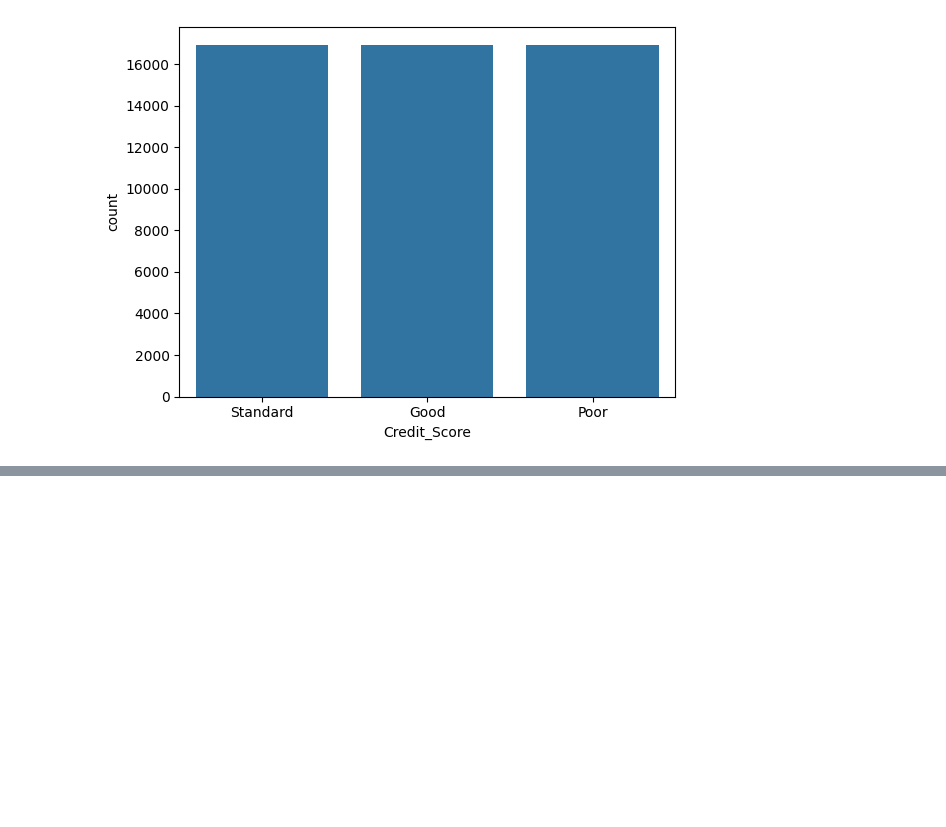
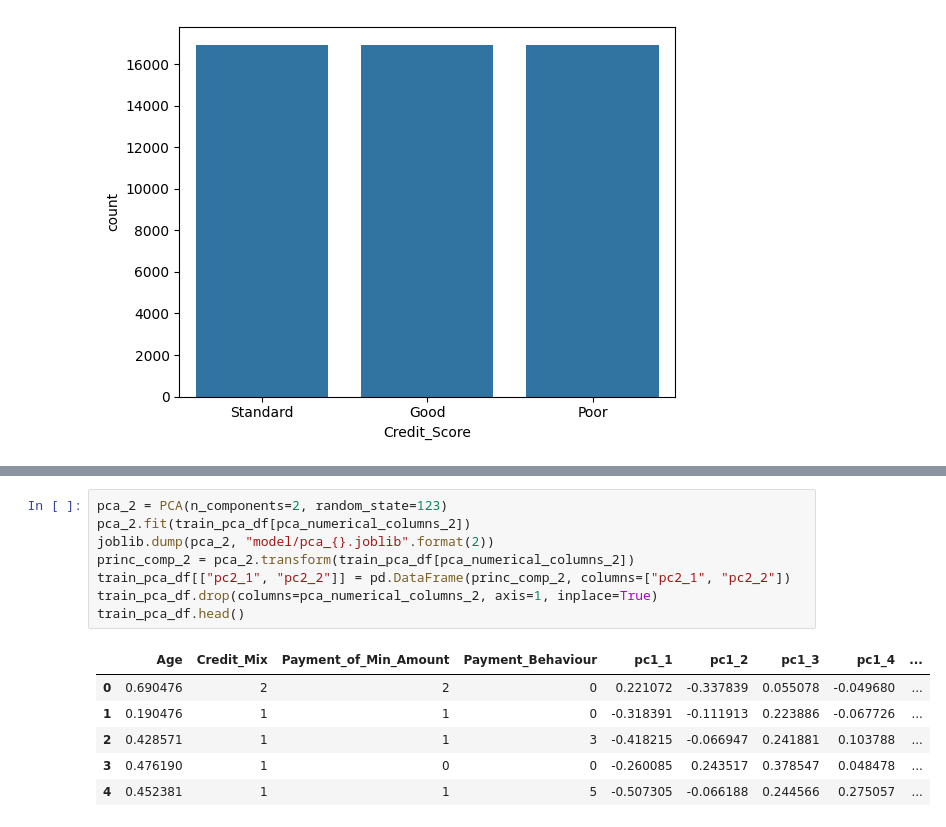
Before and after one commit to Dziarur/dashboard-PT, a Jupyter notebook: main.ipynb, the cells around one changed output, grey strips where cells are left out. Drawn from its saved outputs; the diff is of its cells as text; blank space fills up the shorter version.

```diff
--- a/main.ipynb
+++ b/main.ipynb
@@ -647,0 +817,15 @@ plt.show()
+# %%
+pca_2 = PCA(n_components=2, random_state=123)
+pca_2.fit(train_pca_df[pca_numerical_columns_2])
+joblib.dump(pca_2, "model/pca_{}.joblib".format(2))
+princ_comp_2 = pca_2.transform(train_pca_df[pca_numerical_columns_2])
+train_pca_df[["pc2_1", "pc2_2"]] = pd.DataFrame(princ_comp_2, columns=["pc2_1", "pc2_2"])
+train_pca_df.drop(columns=pca_numerical_columns_2, axis=1, inplace=True)
+train_pca_df.head()
+# %% [output]
+|  | Age | Credit_Mix | Payment_of_Min_Amount | Payment_Behaviour | pc1_1 | pc1_2 | pc1_3 | pc1_4 | ... |
+| 0 | 0.690476 | 2 | 2 | 0 | 0.221072 | -0.337839 | 0.055078 | -0.049680 | ... |
+| 1 | 0.190476 | 1 | 1 | 0 | -0.318391 | -0.111913 | 0.223886 | -0.067726 | ... |
+| 2 | 0.428571 | 1 | 1 | 3 | -0.418215 | -0.066947 | 0.241881 | 0.103788 | ... |
+| 3 | 0.476190 | 1 | 0 | 0 | -0.260085 | 0.243517 | 0.378547 | 0.048478 | ... |
+| 4 | 0.452381 | 1 | 1 | 5 | -0.507305 | -0.066188 | 0.244566 | 0.275057 | ... |
```
Also changed, not shown: parts of 21 cells of this notebook, 27 other files.
